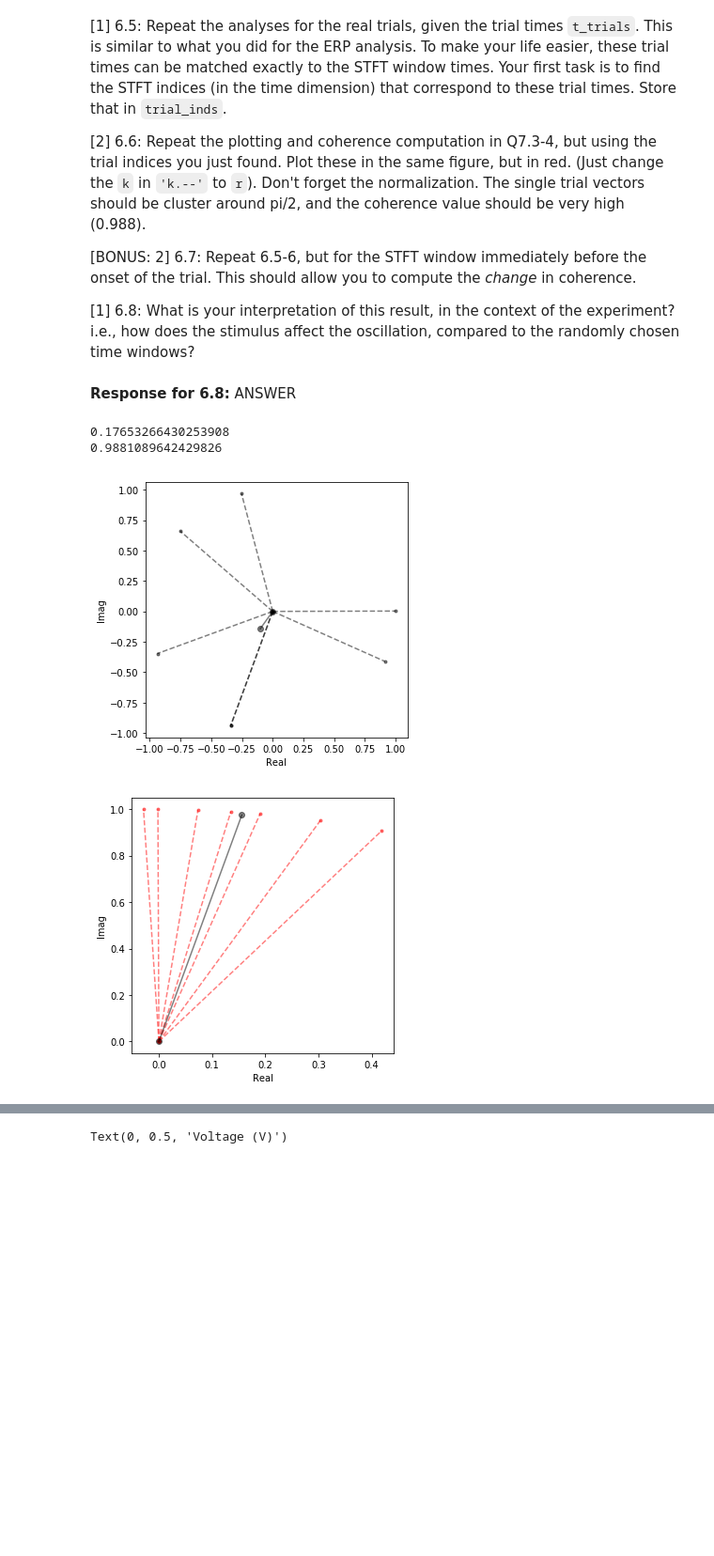
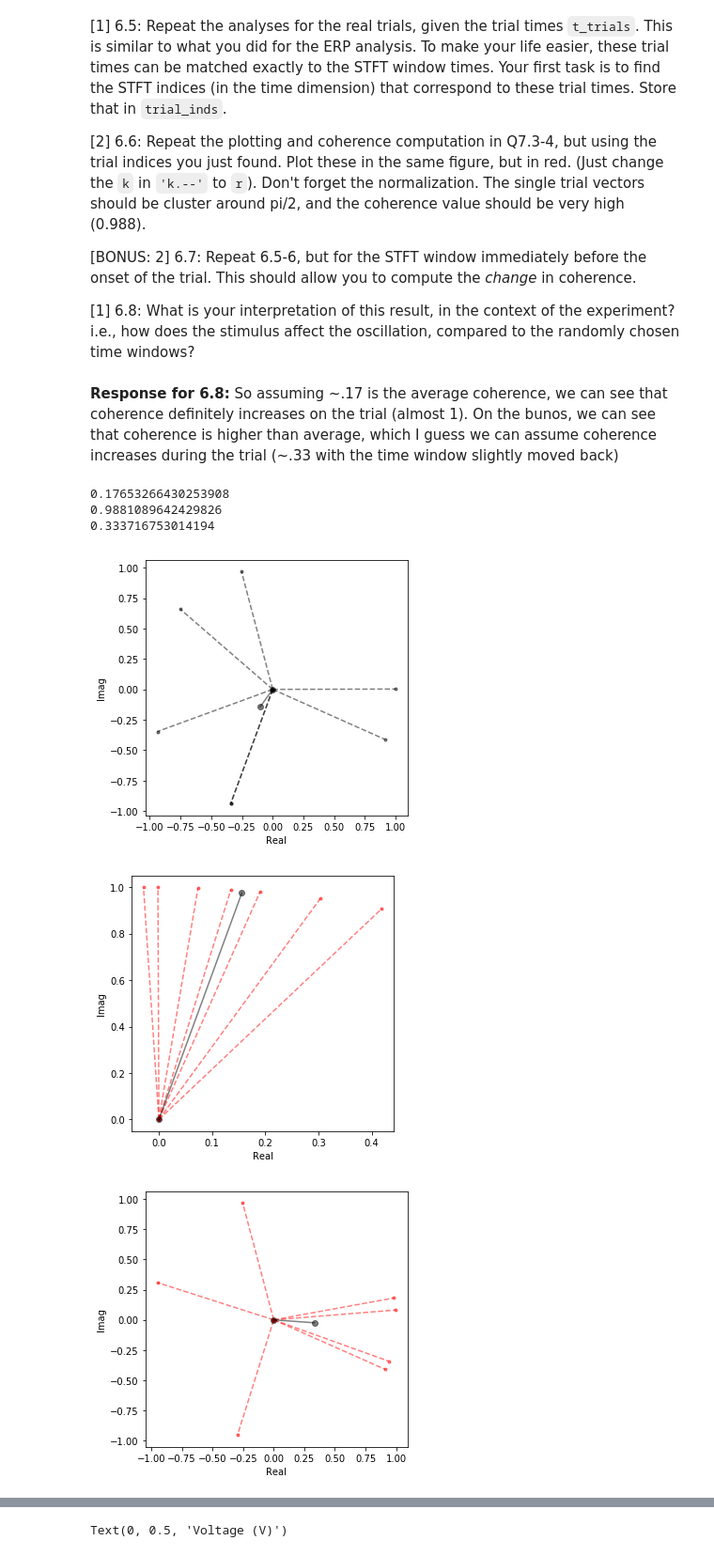
Before and after one commit to kevinice95/COGS118C, a Jupyter notebook: Assignments/A3-TimeFrequencyFiltering.ipynb, the cells around one changed output, grey strips where cells are left out. Shown at 94% size. Drawn from its saved outputs; the diff is of its cells as text; code cells hidden in the pictures; blank space fills up the shorter version.

```diff
--- a/Assignments/A3-TimeFrequencyFiltering.ipynb
+++ b/Assignments/A3-TimeFrequencyFiltering.ipynb
@@ -500,8 +500,8 @@ Now we will look at inter-trial coherence: in this experiment, the rat is freely
 [BONUS: 2] 6.7: Repeat 6.5-6, but for the STFT window immediately before the onset of the trial. This should allow you to compute the *change* in coherence.
 
 [1] 6.8: What is your interpretation of this result, in the context of the experiment? i.e., how does the stimulus affect the oscillation, compared to the randomly chosen time windows?
-# %% [markdown]
-**Response for 6.8:** ANSWER
+# %% [markdown]
+**Response for 6.8:** So assuming ~.17 is the average coherence, we can see that coherence definitely increases on the trial (almost 1). On the bunos, we can see that coherence is higher than average, which I guess we can assume coherence increases during the trial (~.33 with the time window slightly moved back)
 # %%
 # Trial times
 t_trials = np.array([6., 22., 45., 63., 78., 111., 118.])
@@ -536,33 +536,52 @@ X_mean = np.mean(X_mean)
 plt.plot([0,X_mean.real], [0, X_mean.imag], 'ko-', alpha=0.5)
 coherence = np.linalg.norm(X_mean)
 print(coherence)
 
 # ---------- now do it for real -------------------
 # get trial indices from trial times
 trial_inds = t_trials.astype(int)
 plt.figure(figsize=(5,5))
 plt.xlabel('Real'); plt.ylabel('Imag')
 # plot all trial vectors
 X_mean = np.array([])
 for trial_ind in trial_inds:
     X_trial = stft[f_ind, trial_ind].squeeze()
 
     # normalize by vector length
     X_trial =  X_trial / np.abs(X_trial)
     X_mean = np.append(X_mean,X_trial)
     plt.plot([0,X_trial.real], [0, X_trial.imag], 'r.--', alpha=0.5)
 
 X_mean = np.mean(X_mean)
 plt.plot([0,X_mean.real], [0, X_mean.imag], 'ko-', alpha=0.5)
 coherence = np.linalg.norm(X_mean)
 print(coherence)
 
 ######Bonus
+trial_inds = (t_trials-1).astype(int)
+plt.figure(figsize=(5,5))
+plt.xlabel('Real'); plt.ylabel('Imag')
+# plot all trial vectors
+X_mean = np.array([])
+for trial_ind in trial_inds:
+    X_trial = stft[f_ind, trial_ind].squeeze()
+
+    # normalize by vector length
+    X_trial =  X_trial / np.abs(X_trial)
+    X_mean = np.append(X_mean,X_trial)
+    plt.plot([0,X_trial.real], [0, X_trial.imag], 'r.--', alpha=0.5)
+
+X_mean = np.mean(X_mean)
+plt.plot([0,X_mean.real], [0, X_mean.imag], 'ko-', alpha=0.5)
+coherence = np.linalg.norm(X_mean)
+print(coherence)
 # %% [output]
 0.17653266430253908
 0.9881089642429826
+0.333716753014194
 [figure]
 [figure]
+[figure, added]
 # %% [markdown]
 # FIR Filtering & Filter Response
 There are 4 types of filters: lowpass, highpass, bandpass, and bandstop. They refer to the frequency response of the filter, e.g., lowpass means to allow low frequencies through (from 0Hz to the cutoff) and filter out high frequencies, the opposite for highpass. Bandpass allows through a narrow band frequency and filters out the rest, while bandstop does the opposite, which is commonly used for filtering out a specific frequency of noise (such as 60Hz line noise). Filter design is an art that will take many such labs to cover extensively, so we will just introduce the idea here and give you the tools to explore that at a later stage (such as for your project).
```
